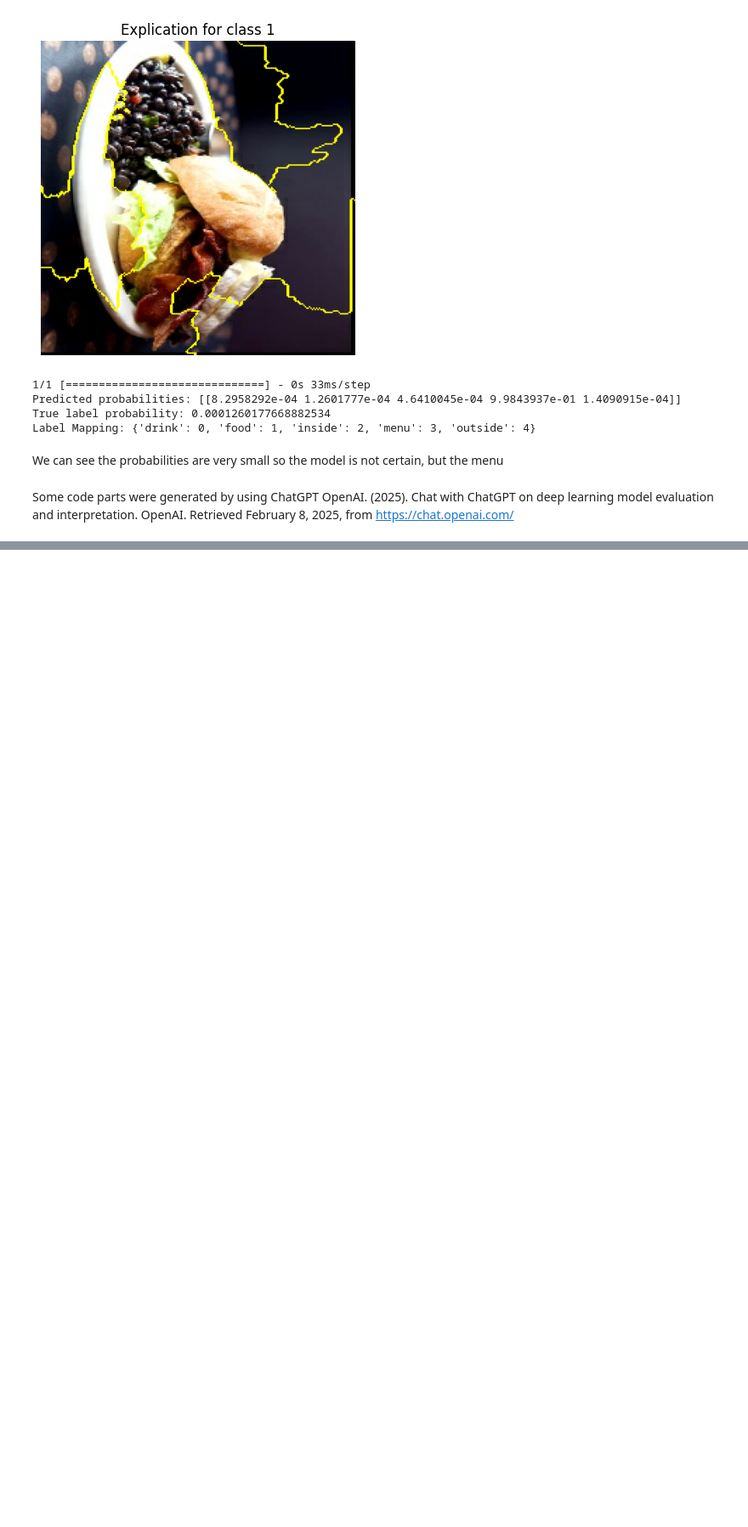
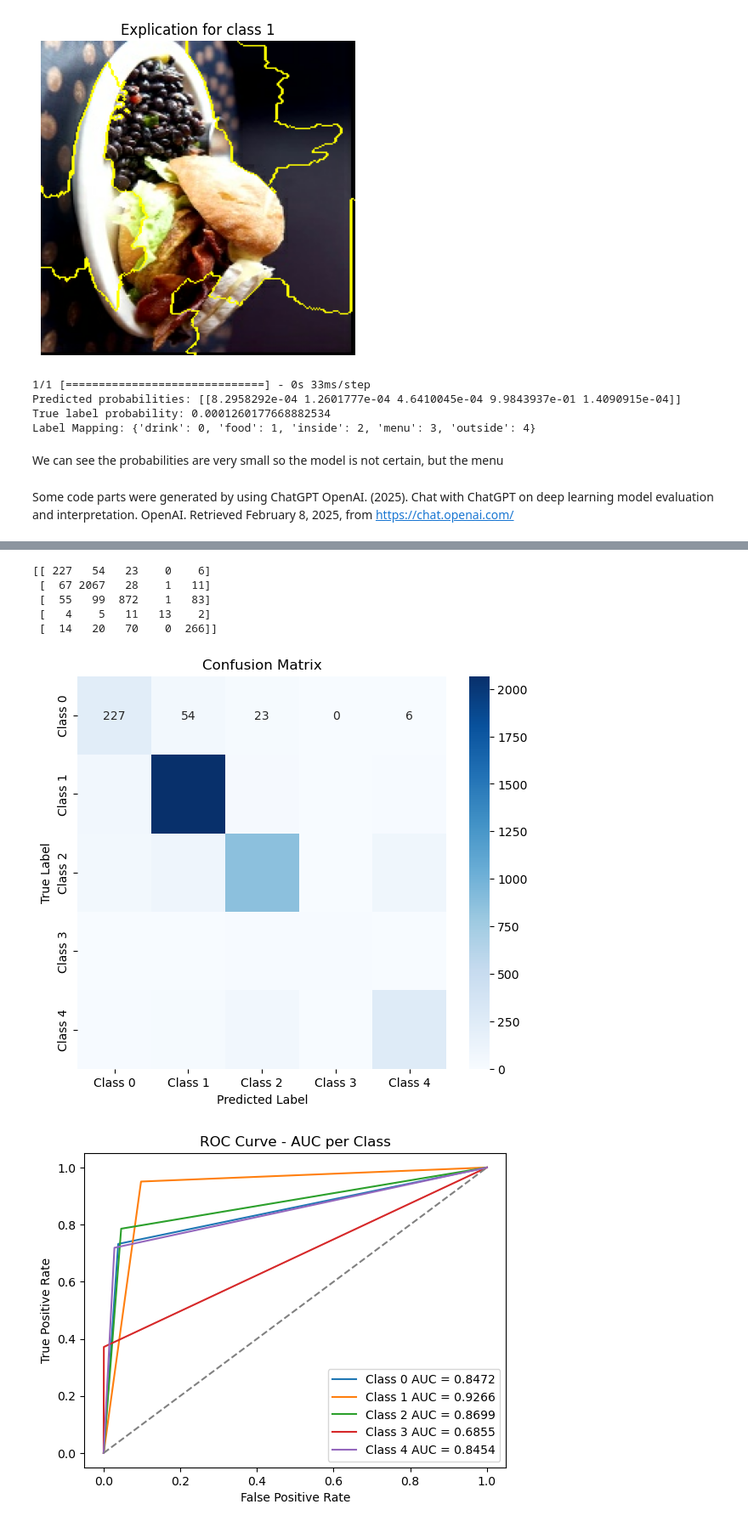
Before and after one commit to LCIT-W25/AISC-T3-Grp2, a Jupyter notebook: AISC2008 - Computer Vision/Case Study 2/Main Solution/Case Study 2.ipynb, the cells around one changed output, grey strips where cells are left out. Shown at 85% size. Cells and saved outputs as stored; diff of their text form; code cells hidden in the pictures; blank space fills up the shorter version.

```diff
--- a/AISC2008 - Computer Vision/Case Study 2/Main Solution/Case Study 2.ipynb
+++ b/AISC2008 - Computer Vision/Case Study 2/Main Solution/Case Study 2.ipynb
@@ -2535,0 +2772,3 @@ OpenAI. (2025). Chat with ChatGPT on deep learning model evaluation and interpre
+# %%
+X_train_k, X_test_k, y_train_k, y_test_k = train_test_split(X, y, test_size=0.2, random_state=42, stratify=y)
+print(f"Training Set: {X_train_k.shape}, Testing Set: {X_test_k.shape}")
@@ -2535,0 +2874,10 @@ OpenAI. (2025). Chat with ChatGPT on deep learning model evaluation and interpre
+# %%
+import torch.optim as optim
+
+# Define loss function (CrossEntropyLoss for multiclass classification)
+criterion = nn.CrossEntropyLoss().to(device)  # Move loss function to device
+
+# Adam optimizer
+optimizer = optim.Adam(vgg_model.parameters(), lr=0.0001)
+
+print("Loss function and optimizer updated!")
@@ -2535,0 +2980,44 @@ OpenAI. (2025). Chat with ChatGPT on deep learning model evaluation and interpre
+# %%
+import matplotlib.pyplot as plt
+import seaborn as sns
+from sklearn.metrics import confusion_matrix, roc_curve, auc
+
+# Compute Confusion Matrix
+conf_matrix = confusion_matrix(y_true_test, y_pred_test)
+
+print(conf_matrix)
+
+# Define class labels (update if you have custom class names)
+num_classes = len(np.unique(y_true_test))
+class_labels = [f"Class {i}" for i in range(num_classes)]
+
+# Plot Confusion Matrix with numbers inside
+plt.figure(figsize=(7, 6))
+sns.heatmap(conf_matrix, annot=True, fmt='g', cmap="Blues", xticklabels=class_labels, yticklabels=class_labels)
+plt.xlabel("Predicted Label")
+plt.ylabel("True Label")
+plt.title("Confusion Matrix")
+plt.show()
+
+# Compute ROC-AUC for each class
+num_classes = len(np.unique(y_true_test))
+for i in range(num_classes):
+    fpr, tpr, _ = roc_curve((y_true_test == i).astype(int), (y_pred_test == i).astype(int))
+    roc_auc = auc(fpr, tpr)
+
+    plt.plot(fpr, tpr, label=f"Class {i} AUC = {roc_auc:.4f}")
+
+plt.plot([0, 1], [0, 1], color="gray", linestyle="--")
+plt.xlabel("False Positive Rate")
+plt.ylabel("True Positive Rate")
+plt.title("ROC Curve - AUC per Class")
+plt.legend(loc="lower right")
+plt.show()
+# %% [output]
+[[ 227   54   23    0    6]
+ [  67 2067   28    1   11]
+ [  55   99  872    1   83]
+ [   4    5   11   13    2]
+ [  14   20   70    0  266]]
+[figure, added]
+[figure, added]
```
Also changed, not shown: parts of 30 cells of this notebook, 1 other file.
